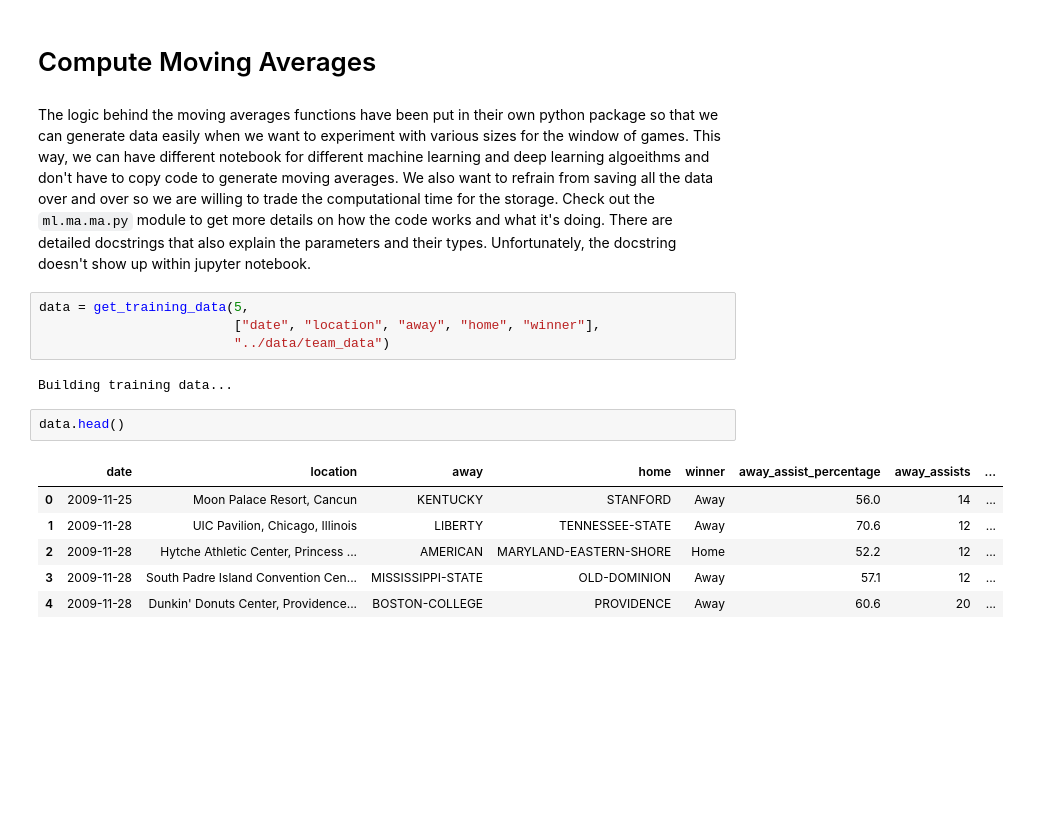
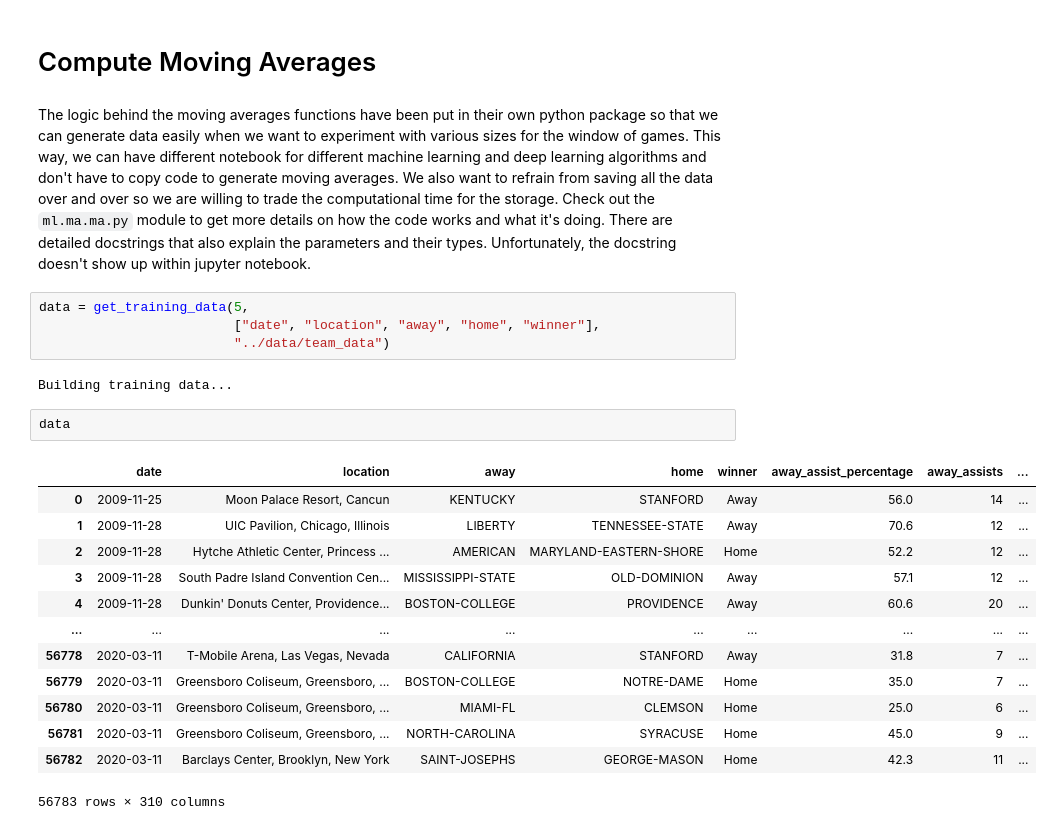
Before and after one commit to Machine-Learning-on-Mens-Basketball/ML, a Jupyter notebook: notebooks/02_Moving_Averages.ipynb, the cells around one changed output. Cells and saved outputs as stored; diff of their text form; blank space fills up the shorter version.

```diff
--- a/notebooks/02_Moving_Averages.ipynb
+++ b/notebooks/02_Moving_Averages.ipynb
@@ -33,7 +33,7 @@ def clean_dir(path):
 # %% [markdown]
 # Compute Moving Averages
 # %% [markdown]
-The logic behind the moving averages functions have been put in their own python package so that we can generate data easily when we want to experiment with various sizes for the window of games. This way, we can have different notebook for different machine learning and deep learning algoeithms and don't have to copy code to generate moving averages. We also want to refrain from saving all the data over and over so we are willing to trade the computational time for the storage. Check out the `ml.ma.ma.py` module to get more details on how the code works and what it's doing. There are detailed docstrings that also explain the parameters and their types. Unfortunately, the docstring doesn't show up within jupyter notebook.
+The logic behind the moving averages functions have been put in their own python package so that we can generate data easily when we want to experiment with various sizes for the window of games. This way, we can have different notebook for different machine learning and deep learning algorithms and don't have to copy code to generate moving averages. We also want to refrain from saving all the data over and over so we are willing to trade the computational time for the storage. Check out the `ml.ma.ma.py` module to get more details on how the code works and what it's doing. There are detailed docstrings that also explain the parameters and their types. Unfortunately, the docstring doesn't show up within jupyter notebook.
 # %%
 data = get_training_data(5,
                          ["date", "location", "away", "home", "winner"],
@@ -41,11 +41,18 @@ data = get_training_data(5,
 # %% [output]
 Building training data...
 # %%
-data.head()
+data
 # %% [output]
 |  | date | location | away | home | winner | away_assist_percentage | away_assists | ... |
 | 0 | 2009-11-25 | Moon Palace Resort, Cancun | KENTUCKY | STANFORD | Away | 56.0 | 14 | ... |
 | 1 | 2009-11-28 | UIC Pavilion, Chicago, Illinois | LIBERTY | TENNESSEE-STATE | Away | 70.6 | 12 | ... |
 | 2 | 2009-11-28 | Hytche Athletic Center, Princess ... | AMERICAN | MARYLAND-EASTERN-SHORE | Home | 52.2 | 12 | ... |
 | 3 | 2009-11-28 | South Padre Island Convention Cen... | MISSISSIPPI-STATE | OLD-DOMINION | Away | 57.1 | 12 | ... |
 | 4 | 2009-11-28 | Dunkin' Donuts Center, Providence... | BOSTON-COLLEGE | PROVIDENCE | Away | 60.6 | 20 | ... |
+| ... | ... | ... | ... | ... | ... | ... | ... | ... |
+| 56778 | 2020-03-11 | T-Mobile Arena, Las Vegas, Nevada | CALIFORNIA | STANFORD | Away | 31.8 | 7 | ... |
+| 56779 | 2020-03-11 | Greensboro Coliseum, Greensboro, ... | BOSTON-COLLEGE | NOTRE-DAME | Home | 35.0 | 7 | ... |
+| 56780 | 2020-03-11 | Greensboro Coliseum, Greensboro, ... | MIAMI-FL | CLEMSON | Home | 25.0 | 6 | ... |
+| 56781 | 2020-03-11 | Greensboro Coliseum, Greensboro, ... | NORTH-CAROLINA | SYRACUSE | Home | 45.0 | 9 | ... |
+| 56782 | 2020-03-11 | Barclays Center, Brooklyn, New York | SAINT-JOSEPHS | GEORGE-MASON | Home | 42.3 | 11 | ... |
+56783 rows × 310 columns
```
Also changed, not shown: parts of 1 cell of this notebook, 1 other file.
